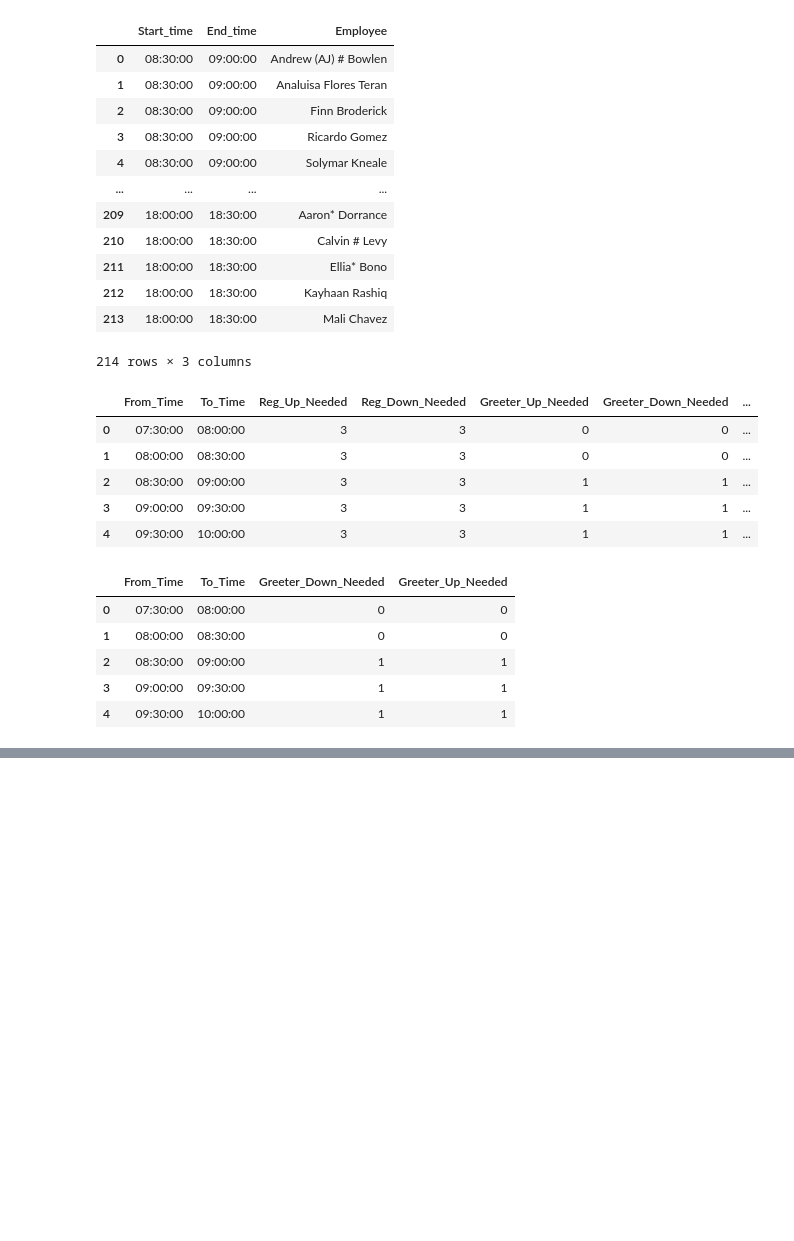
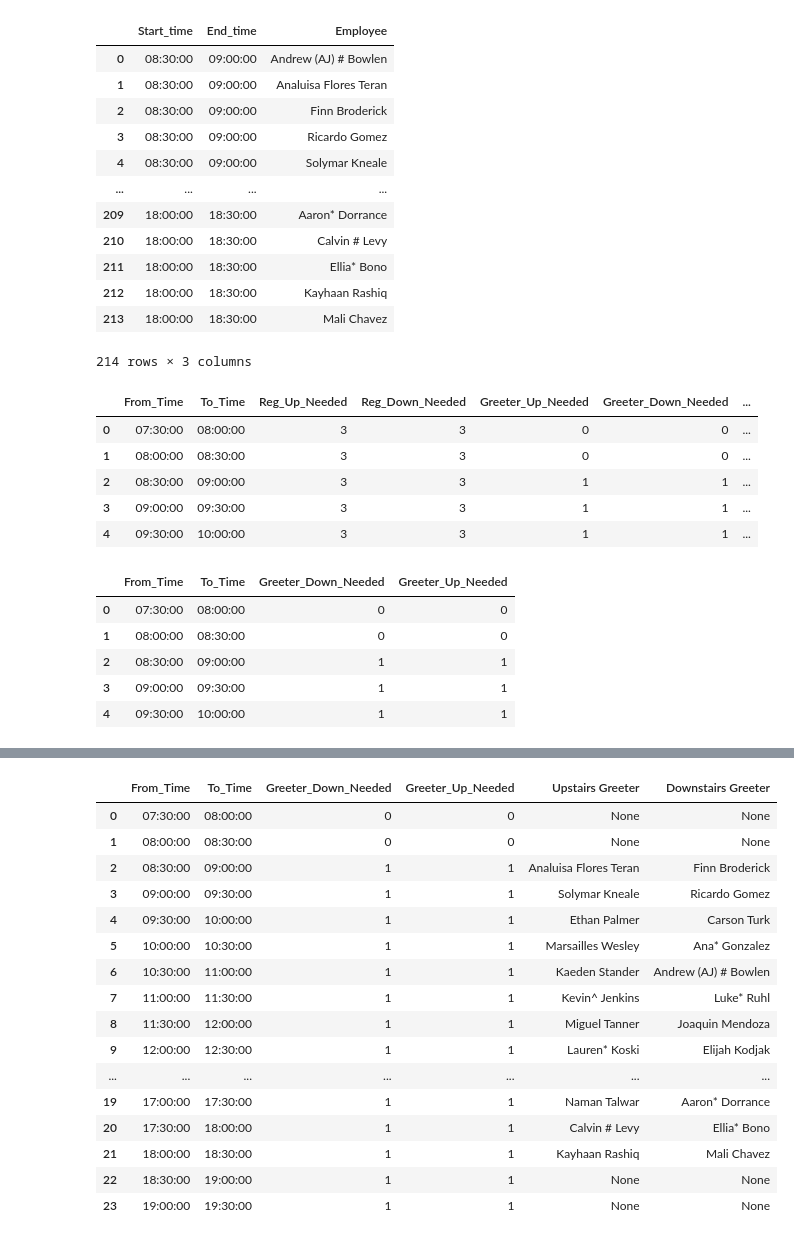
Before and after one commit to ABHIRAM1234/CU-BookStore-Work-Scheduling, a Jupyter notebook: greeter.ipynb, the cells around one changed output, grey strips where cells are left out. Cells and saved outputs as stored; diff of their text form; code cells hidden in the pictures; blank space fills up the shorter version.

```diff
--- a/greeter.ipynb
+++ b/greeter.ipynb
@@ -434,0 +224,64 @@ greeter_assignment
+# %%
+def process_time_periods(greeter_priority_df, greeter_assignment, filtered_df, greeter_shift_done_dict):
+
+    # Assign priorities before processing time periods
+    greeter_priority_df = assign_priority(greeter_priority_df, filtered_df, greeter_shift_done_dict)
+
+    time_periods = greeter_assignment[['From_Time', 'To_Time', 'Greeter_Up_Needed', 'Greeter_Down_Needed']].drop_duplicates()
+
+    for idx, period in time_periods.iterrows():
+        # Extract needed counts for upstairs and downstairs greeters
+        up_needed = int(period['Greeter_Up_Needed'])
+        down_needed = int(period['Greeter_Down_Needed'])
+
+        current_period_data = greeter_priority_df[
+            (greeter_priority_df['Start_time'] == period['From_Time']) &
+            (greeter_priority_df['End_time'] == period['To_Time'])
+        ]
+
+        # Debug: Check current period data
+        print(f"Current Period: {period['From_Time']} to {period['To_Time']}")
+        print("Current Period Data:\n", current_period_data)
+
+        # Sort employees by priority
+        sorted_employees = current_period_data.sort_values('Priority')
+
+        # Assign upstairs greeters based on needed count
+        upstairs_greeters = sorted_employees.head(up_needed)['Employee'].tolist()
+        print("Upstairs Greeters Assigned:", upstairs_greeters)
+
+        # Filter out already assigned upstairs greeters for downstairs assignments
+        remaining_employees = sorted_employees[~sorted_employees['Employee'].isin(upstairs_greeters)]
+
+        # Assign downstairs greeters based on needed count
+        downstairs_greeters = remaining_employees.head(down_needed)['Employee'].tolist() if down_needed > 0 else []
+        print("Downstairs Greeters Assigned:", downstairs_greeters)
+        print("-----------------------------------------------------------------------------")
+
+        # Update the greeter_assignment DataFrame with assigned greeters
+        greeter_assignment.at[idx, 'Upstairs Greeter'] = upstairs_greeters[0] if upstairs_greeters else None
+        greeter_assignment.at[idx, 'Downstairs Greeter'] = downstairs_greeters[0] if downstairs_greeters else None
+
+        # Update shift counts for assigned employees
+        for employee in upstairs_greeters + downstairs_greeters:
+            if employee:  # Only update for actual assignments
+                greeter_shift_done_dict[employee] += 1
+
+        # Update the priorities for assigned greeters
+        for employee in upstairs_greeters + downstairs_greeters:
+            if employee:  # Only update for actual assignments
+                greeter_priority_df.loc[greeter_priority_df['Employee'] == employee, 'Priority'] = greeter_priority_df['Priority'].max() + 1
+
+    return greeter_assignment, greeter_shift_done_dict
+
+# Example call to the function
+greeter_assignment, greeter_shift_done_dict = process_time_periods(
+    greeter_priority_df,
+    greeter_assignment,
+    filtered_df,
+    greeter_shift_done_dict
+)
+
+# Output results
+greeter_assignment.head(50)
+# %% [output]
@@ -435,3 +305,20 @@ greeter_assignment
+|  | From_Time | To_Time | Greeter_Down_Needed | Greeter_Up_Needed | Upstairs Greeter | Downstairs Greeter |
+| 0 | 07:30:00 | 08:00:00 | 0 | 0 | None | None |
+| 1 | 08:00:00 | 08:30:00 | 0 | 0 | None | None |
+| 2 | 08:30:00 | 09:00:00 | 1 | 1 | Analuisa Flores Teran | Finn Broderick |
+| 3 | 09:00:00 | 09:30:00 | 1 | 1 | Solymar Kneale | Ricardo Gomez |
+| 4 | 09:30:00 | 10:00:00 | 1 | 1 | Ethan Palmer | Carson Turk |
+| 5 | 10:00:00 | 10:30:00 | 1 | 1 | Marsailles Wesley | Ana* Gonzalez |
+| 6 | 10:30:00 | 11:00:00 | 1 | 1 | Kaeden Stander | Andrew (AJ) # Bowlen |
+| 7 | 11:00:00 | 11:30:00 | 1 | 1 | Kevin^ Jenkins | Luke* Ruhl |
+| 8 | 11:30:00 | 12:00:00 | 1 | 1 | Miguel Tanner | Joaquin Mendoza |
+| 9 | 12:00:00 | 12:30:00 | 1 | 1 | Lauren* Koski | Elijah Kodjak |
+| ... | ... | ... | ... | ... | ... | ... |
+| 19 | 17:00:00 | 17:30:00 | 1 | 1 | Naman Talwar | Aaron* Dorrance |
+| 20 | 17:30:00 | 18:00:00 | 1 | 1 | Calvin # Levy | Ellia* Bono |
+| 21 | 18:00:00 | 18:30:00 | 1 | 1 | Kayhaan Rashiq | Mali Chavez |
+| 22 | 18:30:00 | 19:00:00 | 1 | 1 | None | None |
+| 23 | 19:00:00 | 19:30:00 | 1 | 1 | None | None |
 # %%
 greeter_shift_done_dict
 # %% [output]
```
Also changed, not shown: parts of 8 cells of this notebook.
